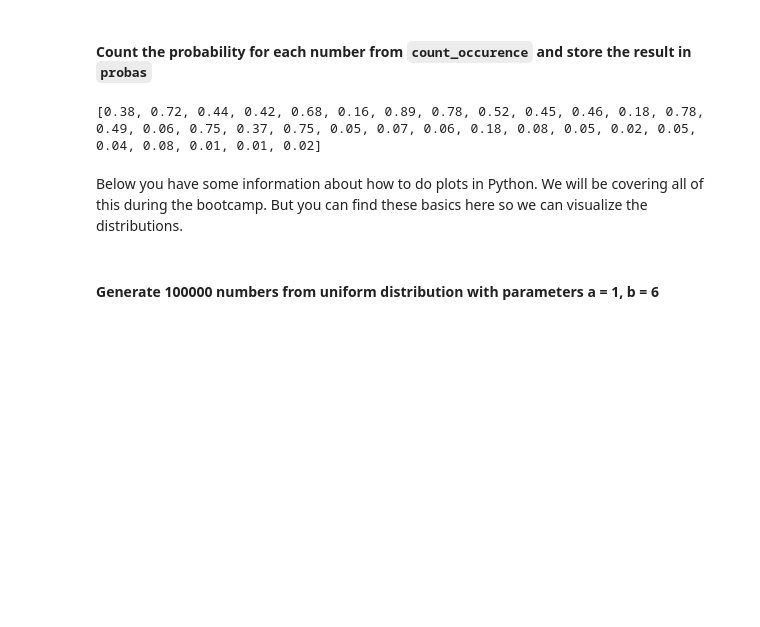
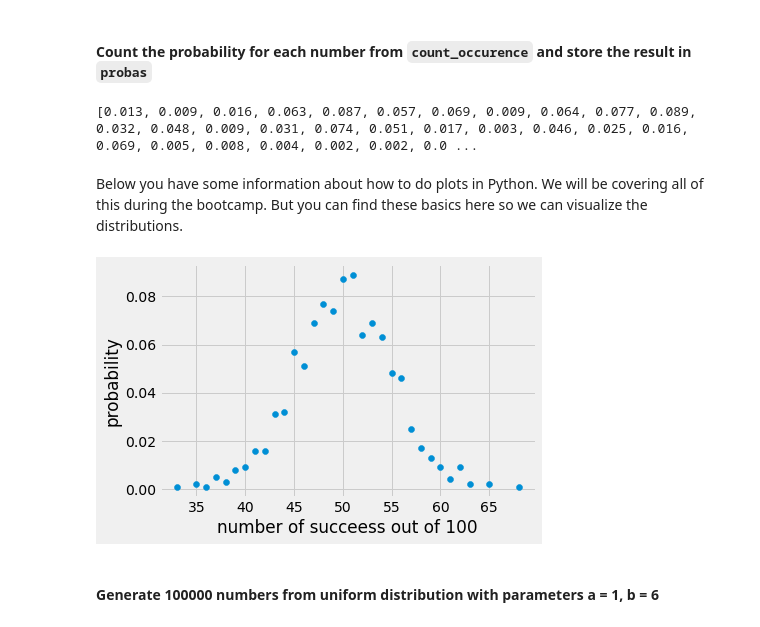
Before and after one commit to jebacareza/lighthouse-python-fundamentals, a Jupyter notebook: probability_theory_and_distributions_exercise.ipynb, the cells around one changed output. Drawn from its saved outputs; the diff is of its cells as text; code cells hidden in the pictures; blank space fills up the shorter version.

Commit message:
Revised solutions for Probability theory and distributions exercises

```diff
--- a/probability_theory_and_distributions_exercise.ipynb
+++ b/probability_theory_and_distributions_exercise.ipynb
@@ -76,20 +76,22 @@ probas = []
 
 # Count probability for each count
 for count in count_occurrence.values():
-    probas.append(count / 100)
+    probas.append(count / 1000)
 
 print(probas)
 # %% [output]
-[0.38, 0.72, 0.44, 0.42, 0.68, 0.16, 0.89, 0.78, 0.52, 0.45, 0.46, 0.18, 0.78, 0.49, 0.06, 0.75, 0.37, 0.75, 0.05, 0.07, 0.06, 0.18, 0.08, 0.05, 0.02, 0.05, 0.04, 0.08, 0.01, 0.01, 0.02]
+[0.013, 0.009, 0.016, 0.063, 0.087, 0.057, 0.069, 0.009, 0.064, 0.077, 0.089, 0.032, 0.048, 0.009, 0.031, 0.074, 0.051, 0.017, 0.003, 0.046, 0.025, 0.016, 0.069, 0.005, 0.008, 0.004, 0.002, 0.002, 0.0 ...
 # %% [markdown]
 Below you have some information about how to do plots in Python. We will be covering all of this during the bootcamp. But you can find these basics here so we can visualize the distributions.
 # %%
 # plot distribution (PMF) of 'succes_list'
-plt.scatter(x=count_occurence.keys(), y=probas)
+plt.scatter(x=count_occurrence.keys(), y=probas)
 plt.xlabel('number of succeess out of 100')
 plt.ylabel('probability')
 # Show the plot
 plt.show()
+# %% [output]
+[figure, added]
 # %% [markdown]
 #### Generate 100000 numbers from uniform distribution with parameters a = 1, b = 6
 # %%
```
Also changed, not shown: parts of 8 cells of this notebook.
